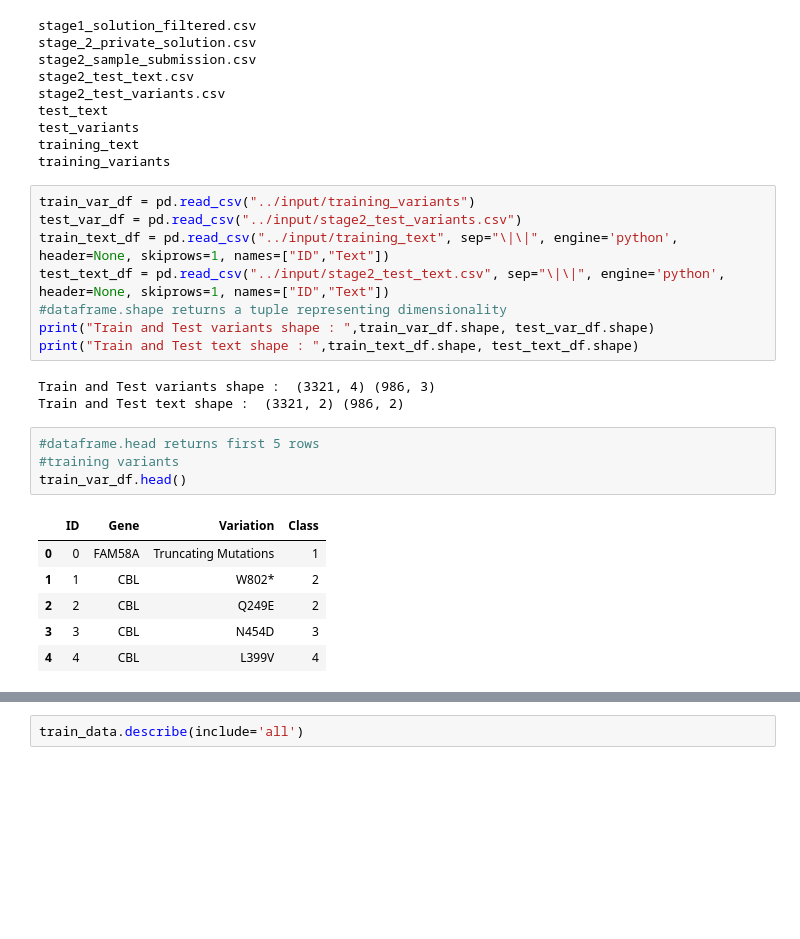
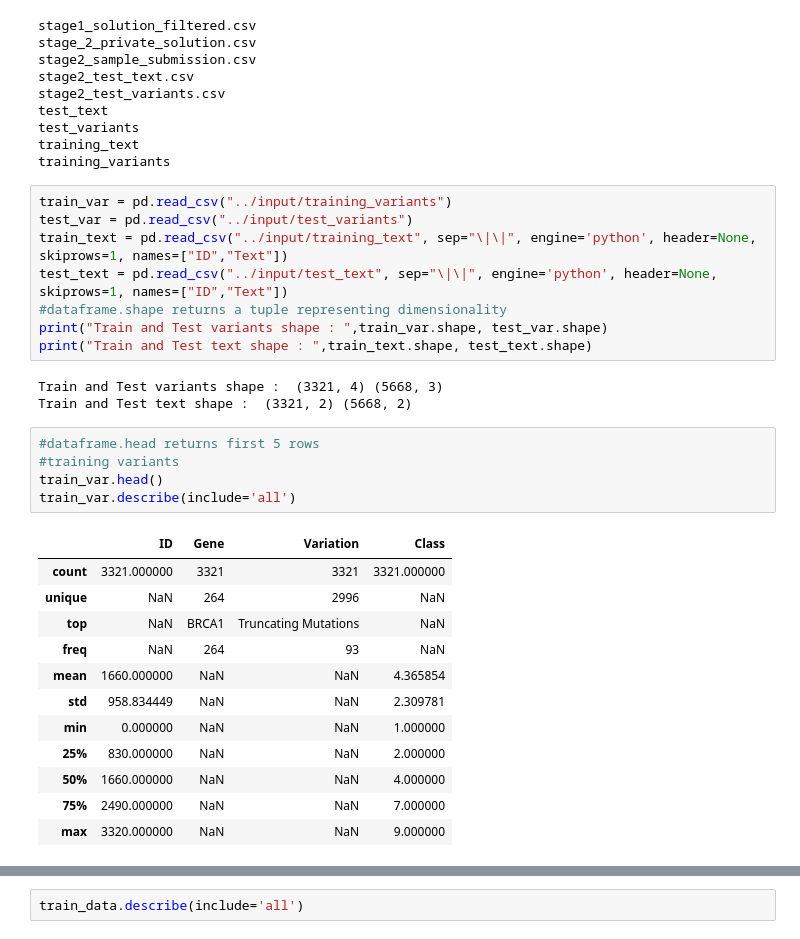
Before and after one commit to gita-vahdatinia/CancerAI, a Jupyter notebook: dataprocessing.ipynb, the cells around one changed output, grey strips where cells are left out. Cells and saved outputs as stored; diff of their text form; blank space fills up the shorter version.

```diff
--- a/dataprocessing.ipynb
+++ b/dataprocessing.ipynb
@@ -37,26 +37,33 @@ test_variants
 training_text
 training_variants
 # %%
-train_var_df = pd.read_csv("../input/training_variants")
-test_var_df = pd.read_csv("../input/stage2_test_variants.csv")
-train_text_df = pd.read_csv("../input/training_text", sep="\|\|", engine='python', header=None, skiprows=1, names=["ID","Text"])
-test_text_df = pd.read_csv("../input/stage2_test_text.csv", sep="\|\|", engine='python', header=None, skiprows=1, names=["ID","Text"])
+train_var = pd.read_csv("../input/training_variants")
+test_var = pd.read_csv("../input/test_variants")
+train_text = pd.read_csv("../input/training_text", sep="\|\|", engine='python', header=None, skiprows=1, names=["ID","Text"])
+test_text = pd.read_csv("../input/test_text", sep="\|\|", engine='python', header=None, skiprows=1, names=["ID","Text"])
 #dataframe.shape returns a tuple representing dimensionality
-print("Train and Test variants shape : ",train_var_df.shape, test_var_df.shape)
-print("Train and Test text shape : ",train_text_df.shape, test_text_df.shape)
+print("Train and Test variants shape : ",train_var.shape, test_var.shape)
+print("Train and Test text shape : ",train_text.shape, test_text.shape)
 # %% [output]
-Train and Test variants shape :  (3321, 4) (986, 3)
-Train and Test text shape :  (3321, 2) (986, 2)
+Train and Test variants shape :  (3321, 4) (5668, 3)
+Train and Test text shape :  (3321, 2) (5668, 2)
 # %%
 #dataframe.head returns first 5 rows
 #training variants
-train_var_df.head()
+train_var.head()
+train_var.describe(include='all')
 # %% [output]
 |  | ID | Gene | Variation | Class |
-| 0 | 0 | FAM58A | Truncating Mutations | 1 |
-| 1 | 1 | CBL | W802* | 2 |
-| 2 | 2 | CBL | Q249E | 2 |
-| 3 | 3 | CBL | N454D | 3 |
-| 4 | 4 | CBL | L399V | 4 |
+| count | 3321.000000 | 3321 | 3321 | 3321.000000 |
+| unique | NaN | 264 | 2996 | NaN |
+| top | NaN | BRCA1 | Truncating Mutations | NaN |
+| freq | NaN | 264 | 93 | NaN |
+| mean | 1660.000000 | NaN | NaN | 4.365854 |
+| std | 958.834449 | NaN | NaN | 2.309781 |
+| min | 0.000000 | NaN | NaN | 1.000000 |
+| 25% | 830.000000 | NaN | NaN | 2.000000 |
+| 50% | 1660.000000 | NaN | NaN | 4.000000 |
+| 75% | 2490.000000 | NaN | NaN | 7.000000 |
+| max | 3320.000000 | NaN | NaN | 9.000000 |
 # %%
 #returns first 5 rows of training text
```
Also changed, not shown: parts of 30 cells of this notebook, 1 other file.
